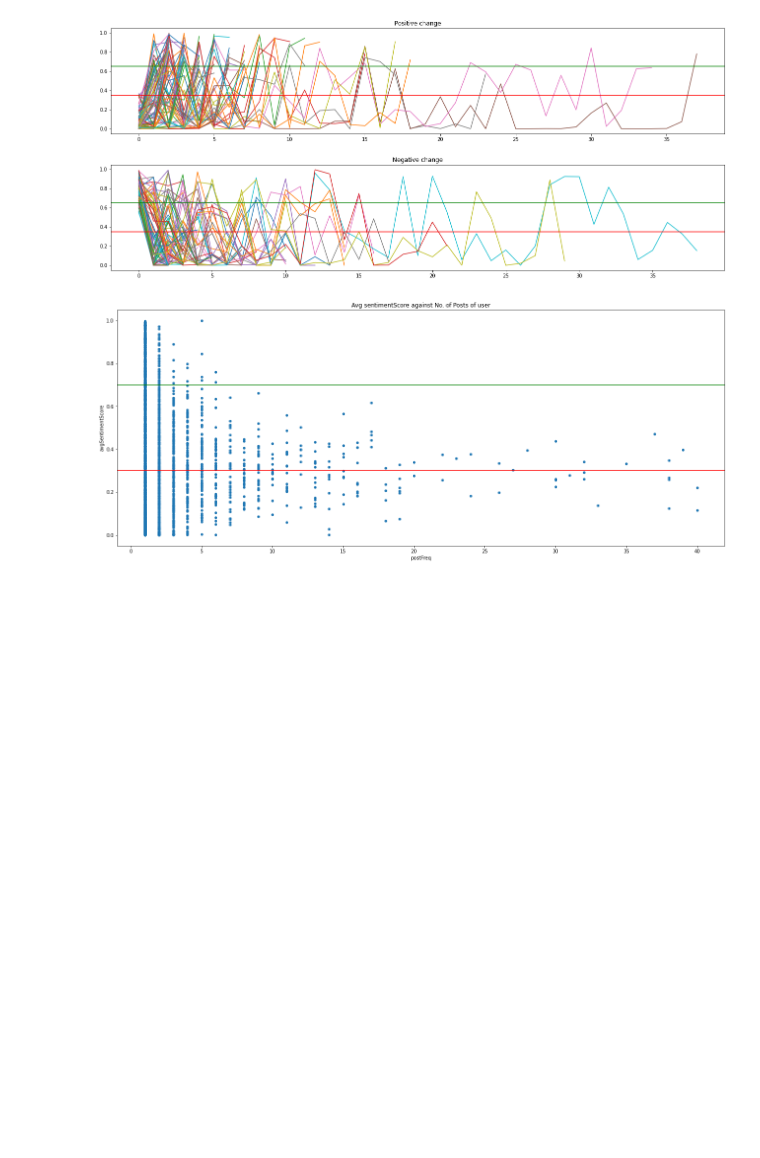
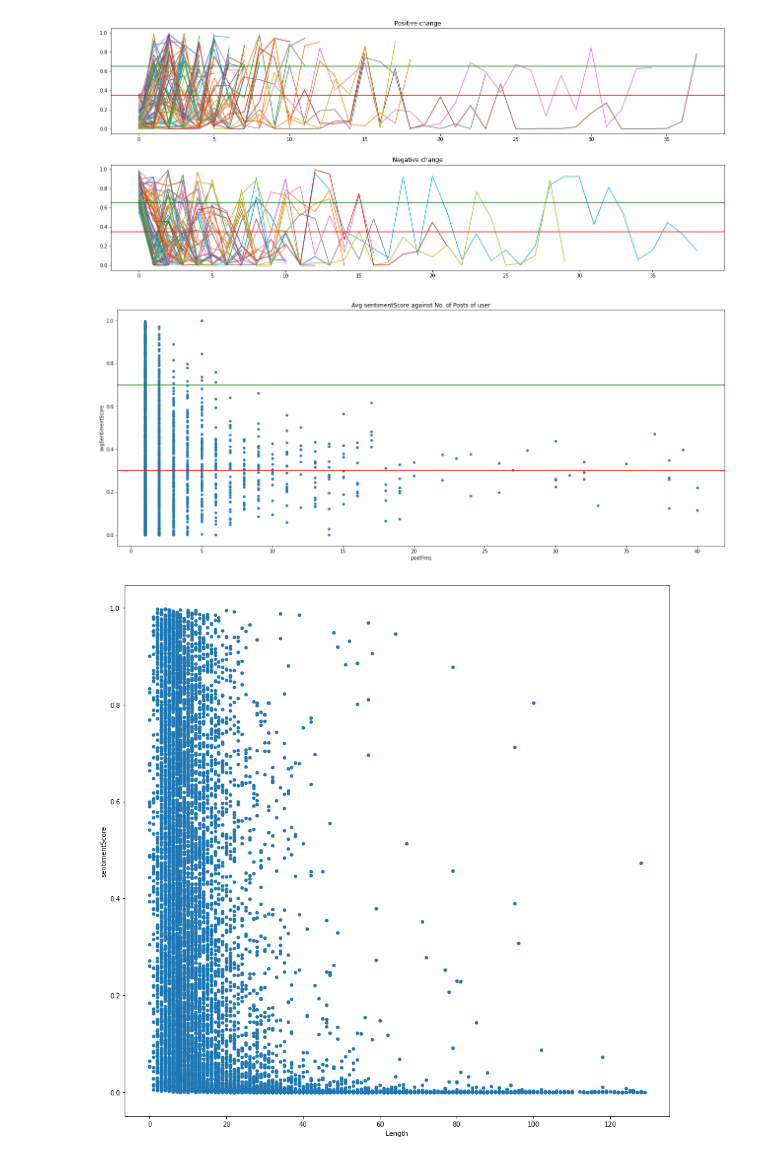
Before and after one commit to yipjunkai/1015_proj, a Jupyter notebook: analysis.ipynb, the cells around one changed output. Cells and saved outputs as stored; diff of their text form; code cells hidden in the pictures; blank space fills up the shorter version.

Commit message:
Update analysis.ipynb
Added text count to sentiment and posts by hour per sentiment of post

```diff
--- a/analysis.ipynb
+++ b/analysis.ipynb
@@ -310,3 +310,15 @@ def avgSentimentScoreOverPostingFreq(df, subset=0):
 avgSentimentScoreOverPostingFreq(teenagersDF)
 # %% [output]
 [figure]
+# %%
+def textCountToSentiment(df):
+  #Get count of text body
+  df['Length'] = df['text'].str.count(' ')
+  #Remove outliers
+  q = df["Length"].quantile(0.98)
+  df = df[df["Length"] < q]
+  df.plot.scatter(x = 'Length', y = 'sentimentScore', figsize=(15,15))
+
+textCountToSentiment(teenagersDF)
+# %% [output]
+[figure, added]
```
Also changed, not shown: parts of 1 cell of this notebook.
